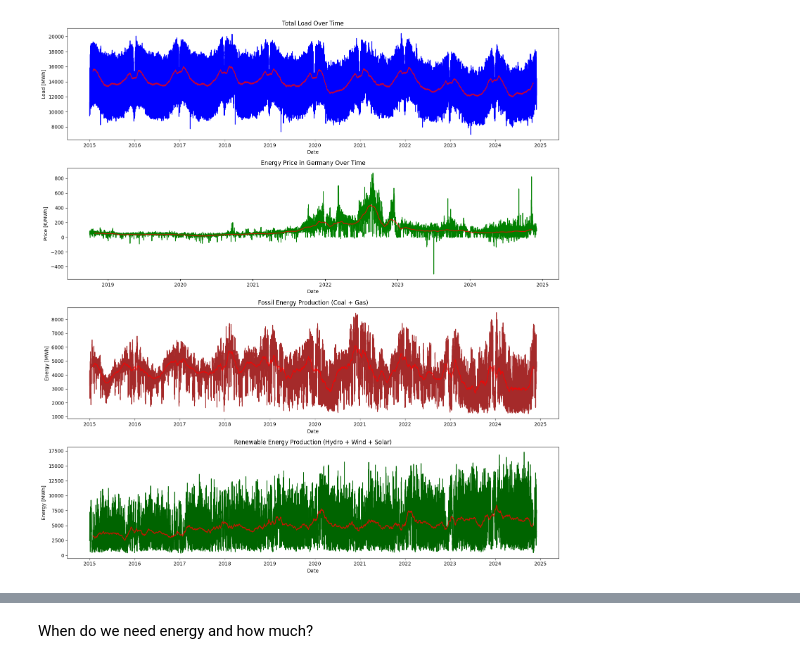
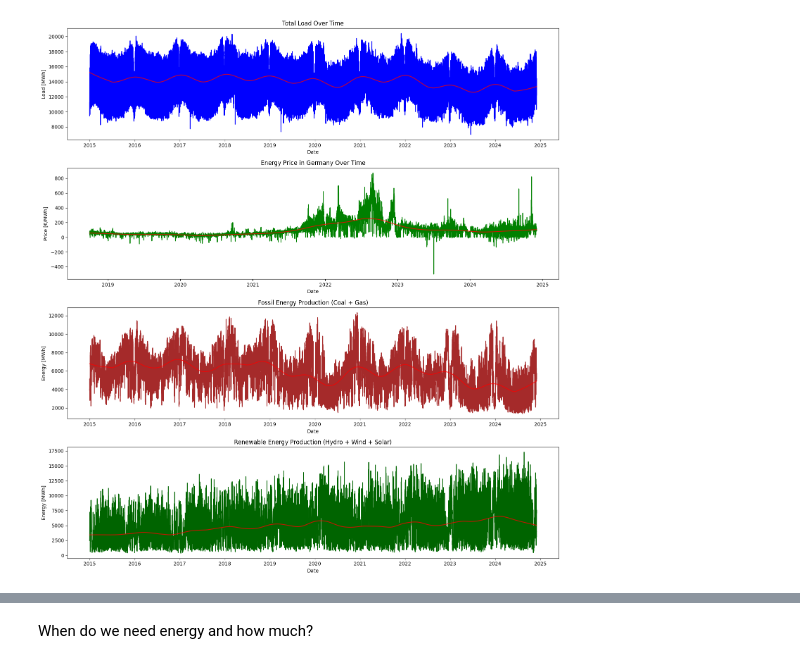
Before and after one commit to Timson1235/clouddocker, a Jupyter notebook: dataviz/capstone_project/main.ipynb, the cells around one changed output, grey strips where cells are left out. Cells and saved outputs as stored; diff of their text form; code cells hidden in the pictures.

```diff
--- a/dataviz/capstone_project/main.ipynb
+++ b/dataviz/capstone_project/main.ipynb
@@ -33,56 +33,77 @@ for col in numeric_columns:
         combined_df[col] = combined_df[col].str.replace('.', '').str.replace(',', '.').replace('-', np.nan).astype(float)
         combined_df[col] = combined_df[col].ffill()
 # %%
-# Define the rolling window size
-rolling_window = 5000  # Adjust based on the level of smoothing required
+# Downsample factor (e.g., 10 for taking every 10th point)
+downsample_factor = 10
 
-# Plot setup
+# Downsampled indices
+downsampled_indices = np.arange(0, len(combined_df), downsample_factor)
+
+# Create subplots
 fig, (ax1, ax2, ax3, ax4) = plt.subplots(4, 1, figsize=(15, 16))
 
 # Plot 1: Load over time (blue)
 ax1.plot(combined_df['Datum von'], combined_df['Gesamt (Netzlast) [MWh] Originalauflösungen'], color='blue')
 ax1.set_title('Total Load Over Time')
 ax1.set_xlabel('Date')
 ax1.set_ylabel('Load [MWh]')
-# Rolling mean for smoothing
-trend1 = combined_df['Gesamt (Netzlast) [MWh] Originalauflösungen'].rolling(window=rolling_window, center=True).mean()
-ax1.plot(combined_df['Datum von'], trend1, "r-", alpha=0.8)
+trend1 = lowess(
+    combined_df['Gesamt (Netzlast) [MWh] Originalauflösungen'][downsampled_indices],
+    downsampled_indices,
+    frac=0.1
+)
+ax1.plot(combined_df['Datum von'][downsampled_indices], trend1[:, 1], "r-", alpha=0.8)
 
 # Plot 2: Energy price in Germany (green)
 valid_prices = combined_df['Deutschland/Luxemburg [€/MWh] Originalauflösungen'].dropna()
 valid_dates = combined_df['Datum von'][valid_prices.index]
+downsampled_indices_prices = np.arange(0, len(valid_prices), downsample_factor)
 ax2.plot(combined_df['Datum von'], combined_df['Deutschland/Luxemburg [€/MWh] Originalauflösungen'], color='green')
 ax2.set_title('Energy Price in Germany Over Time')
 ax2.set_xlabel('Date')
 ax2.set_ylabel('Price [€/MWh]')
-# Rolling mean for smoothing
-trend2 = combined_df['Deutschland/Luxemburg [€/MWh] Originalauflösungen'].rolling(window=rolling_window, center=True).mean()
-ax2.plot(combined_df['Datum von'], trend2, "r-", alpha=0.8)
+trend2 = lowess(
+    valid_prices.iloc[downsampled_indices_prices],
+    downsampled_indices_prices,
+    frac=0.1
+)
+ax2.plot(valid_dates.iloc[downsampled_indices_prices], trend2[:, 1], "r-", alpha=0.8)
 
 # Plot 3: Fossil Energy (brown)
-fossil = combined_df['Braunkohle [MWh] Originalauflösungen'] + combined_df['Erdgas [MWh] Originalauflösungen']
+fossil = (combined_df['Braunkohle [MWh] Originalauflösungen'] +
+          combined_df['Erdgas [MWh] Originalauflösungen'] +
+          combined_df['Steinkohle [MWh] Originalauflösungen'])
 ax3.plot(combined_df['Datum von'], fossil, color='brown')
 ax3.set_title('Fossil Energy Production (Coal + Gas)')
 ax3.set_xlabel('Date')
 ax3.set_ylabel('Energy [MWh]')
-# Rolling mean for smoothing
-trend3 = fossil.rolling(window=rolling_window, center=True).mean()
-ax3.plot(combined_df['Datum von'], trend3, "r-", alpha=0.8)
+trend3 = lowess(
+    fossil[downsampled_indices],
+    downsampled_indices,
+    frac=0.1
+)
+ax3.plot(combined_df['Datum von'][downsampled_indices], trend3[:, 1], "r-", alpha=0.8)
 
 # Plot 4: Renewable Energy (green)
 renewable = (combined_df['Wasserkraft [MWh] Originalauflösungen'] +
-             combined_df['Wind Offshore [MWh] Originalauflösungen'] +
-             combined_df['Wind Onshore [MWh] Originalauflösungen'] +
-             combined_df['Photovoltaik [MWh] Originalauflösungen'])
+            combined_df['Wind Offshore [MWh] Originalauflösungen'] +
+            combined_df['Wind Onshore [MWh] Originalauflösungen'] +
+            combined_df['Photovoltaik [MWh] Originalauflösungen'])
 ax4.plot(combined_df['Datum von'], renewable, color='darkgreen')
 ax4.set_title('Renewable Energy Production (Hydro + Wind + Solar)')
 ax4.set_xlabel('Date')
 ax4.set_ylabel('Energy [MWh]')
-# Rolling mean for smoothing
-trend4 = renewable.rolling(window=rolling_window, center=True).mean()
-ax4.plot(combined_df['Datum von'], trend4, "r-", alpha=0.8)
+trend4 = lowess(
+    renewable[downsampled_indices],
+    downsampled_indices,
+    frac=0.1
+)
+ax4.plot(combined_df['Datum von'][downsampled_indices], trend4[:, 1], "r-", alpha=0.8)
 
+# Adjust layout to avoid overlap
 plt.tight_layout()
+
+# Show the plot
 plt.show()
 # %% [output]
-[figure, old version]
+[figure, new version]
```
Also changed, not shown: parts of 5 cells of this notebook, 2 other files.
